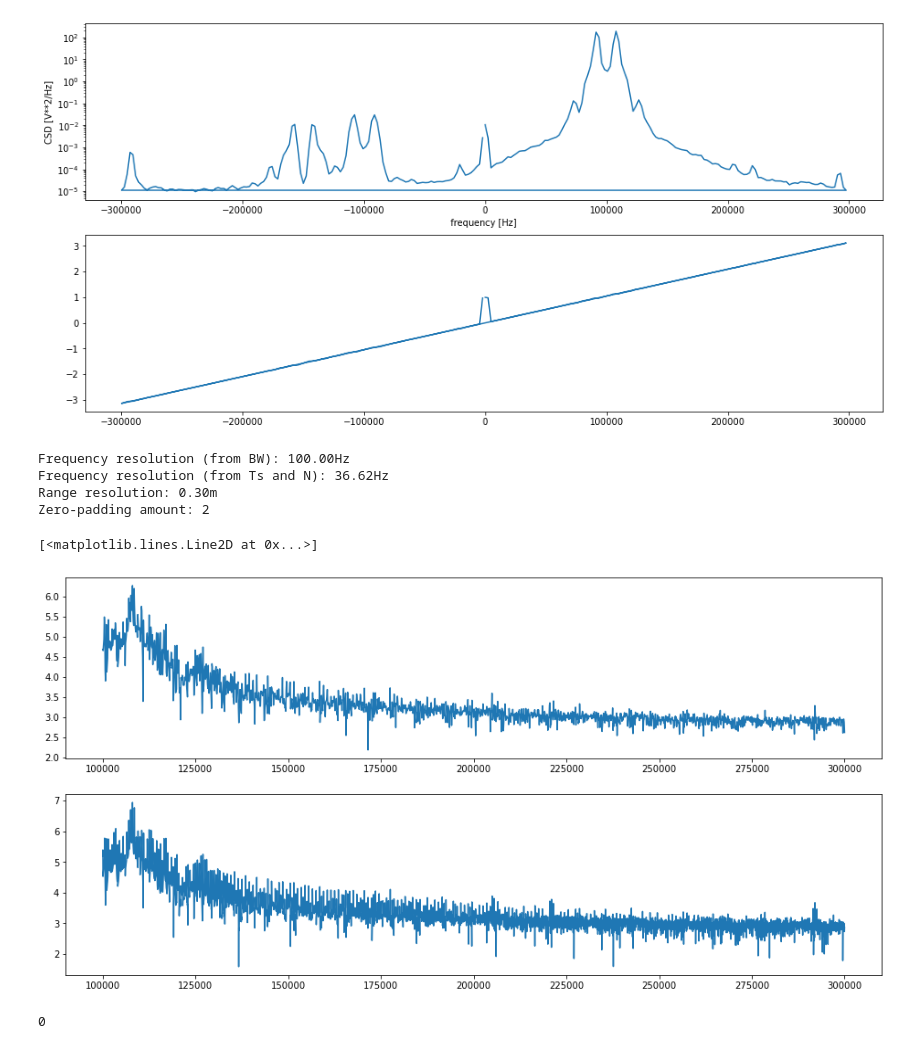
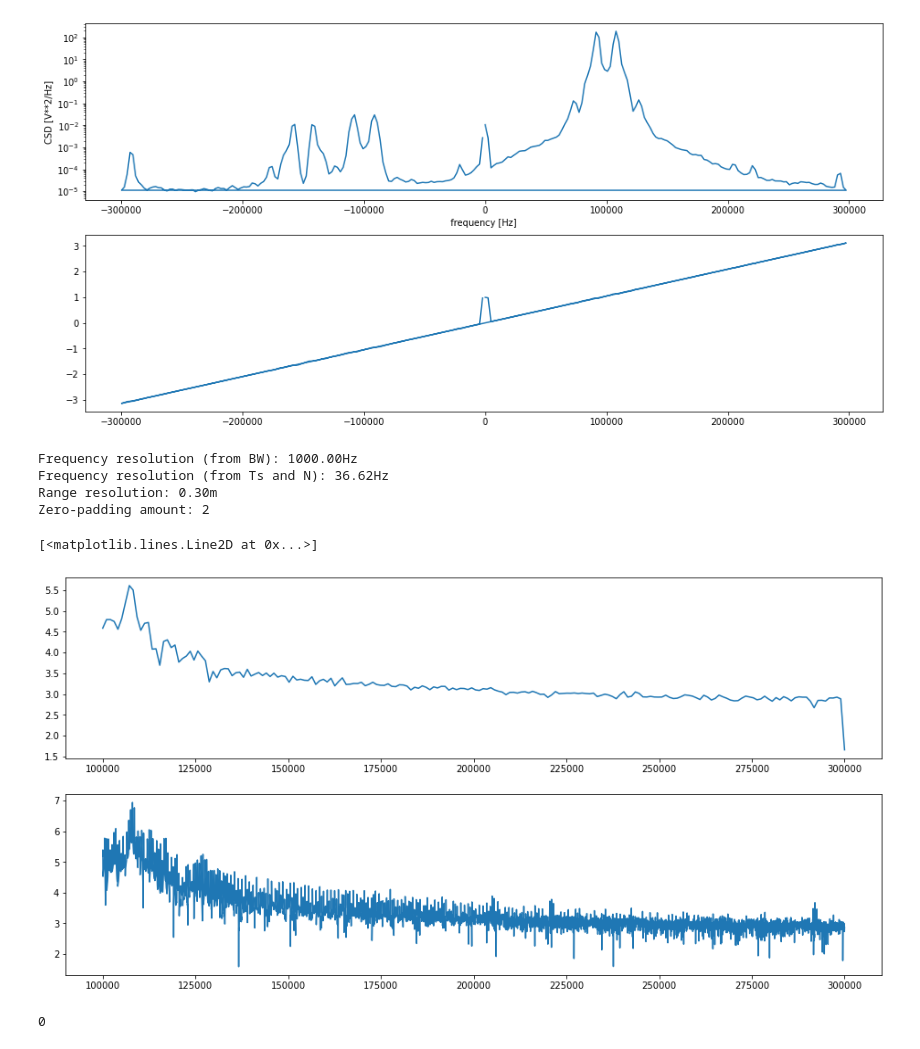
Before and after one commit to brunerm99/ADI_Radar_DSP, a Jupyter notebook: Phaser_Board/Testing.ipynb, the cells around one changed output. Saved outputs shown, nothing was run; the diff lists cells and outputs as text; code cells hidden in the pictures.

```diff
--- a/Phaser_Board/Testing.ipynb
+++ b/Phaser_Board/Testing.ipynb
@@ -74,41 +74,41 @@ fig.set_figwidth(16)
 [figure]
 # %%
 bw = 500e6
-t_ramp = 10e-3
+t_ramp = 1e-3
 slope = bw / t_ramp
 c = 3e8
 r_res = c / (2 * bw)
 f_res = 2 * r_res * slope / c
 
 f_diff = sample_rate / N
 # Range bin size
 n = int(np.ceil(f_res / f_diff))
 
 print('Frequency resolution (from BW): %0.2fHz\nFrequency resolution (from Ts and N): %0.2fHz\nRange resolution: %0.2fm' % (f_res, f_diff, r_res))
 
 pad_amount = n - (X_k.size % n)
 X_k_bin = np.pad(X_k, (0, pad_amount), 'constant')
 
 print('Zero-padding amount: %i' % (X_k.size % n))
 
 X_k_bin = np.average(X_k_bin.reshape(-1, n), axis=1)
 X_k_bin.shape
 
 freq_bin = np.linspace(100e3, 300e3, X_k_bin.size)
 
 fig, (ax1, ax2) = plt.subplots(2, 1)
 fig.set_figheight(8)
 fig.set_figwidth(16)
 
 ax1.plot(freq_bin, log10(abs(X_k_bin)))
 ax2.plot(freq, log10(abs(X_k)))
 # %% [output]
-Frequency resolution (from BW): 100.00Hz
+Frequency resolution (from BW): 1000.00Hz
 Frequency resolution (from Ts and N): 36.62Hz
 Range resolution: 0.30m
 Zero-padding amount: 2
 [<matplotlib.lines.Line2D at 0x...>]
-[figure, old version]
+[figure, new version]
 # %%
 5463 % 3
 # %% [output]
```
Also changed, not shown: 1 other file.
